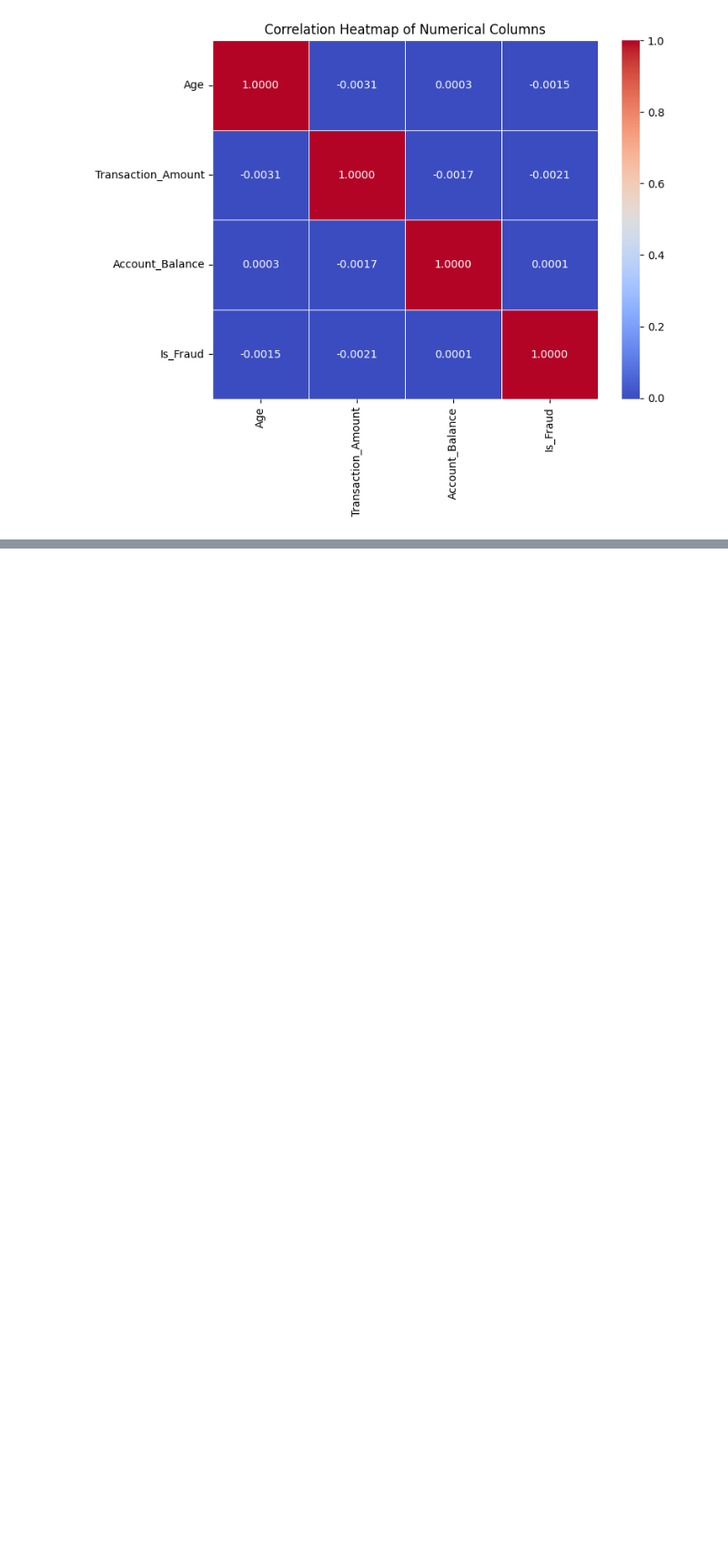
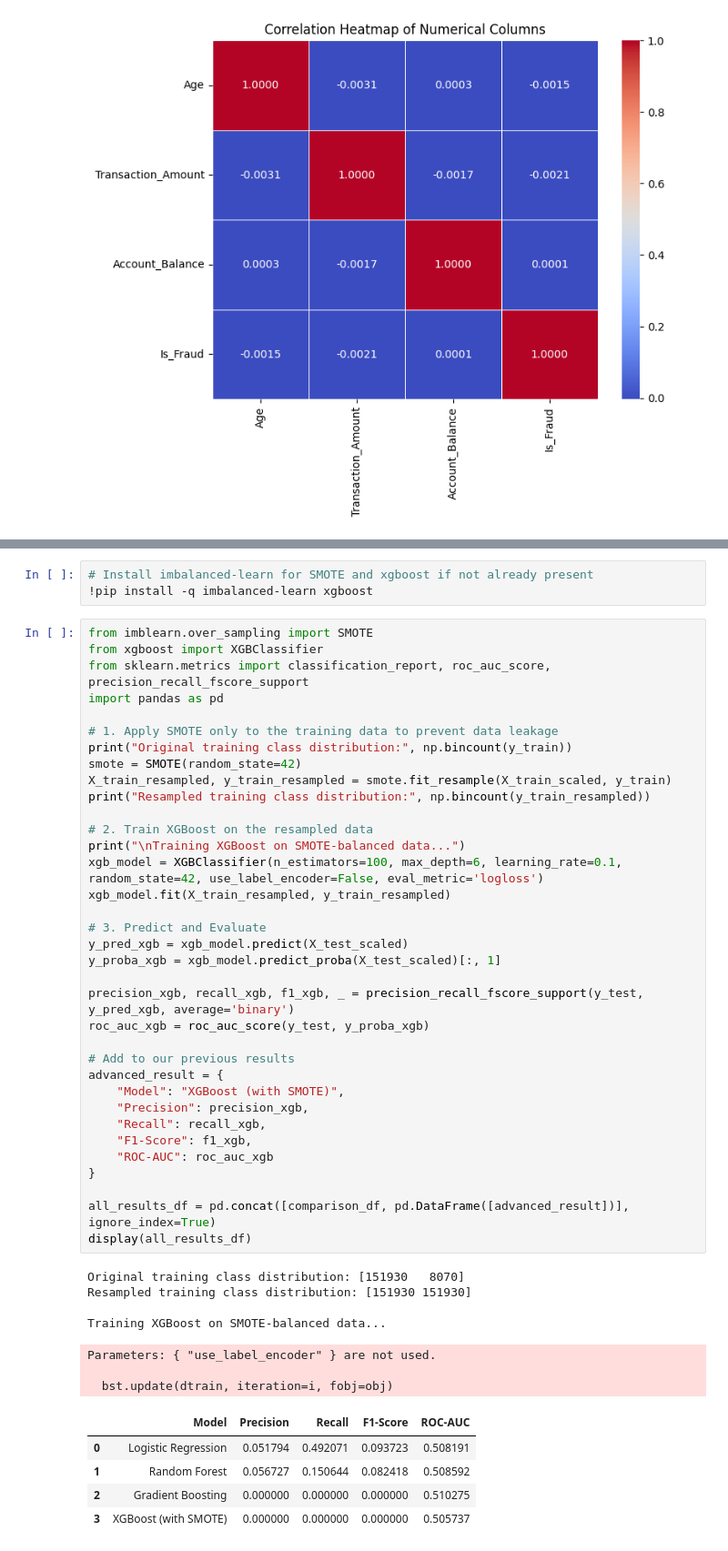
Before and after one commit to HumphreyChimanya/Bank_Transactions_Fraud_Detection_Notebook, a Jupyter notebook: BankTransactionsFraudDetection.ipynb, the cells around one changed output, grey strips where cells are left out. Shown at 91% size. Cells and saved outputs as stored; diff of their text form; blank space fills up the shorter version.

```diff
--- a/BankTransactionsFraudDetection.ipynb
+++ b/BankTransactionsFraudDetection.ipynb
@@ -77,0 +242,51 @@ plt.show()
+# %%
+# Install imbalanced-learn for SMOTE and xgboost if not already present
+!pip install -q imbalanced-learn xgboost
+# %%
+from imblearn.over_sampling import SMOTE
+from xgboost import XGBClassifier
+from sklearn.metrics import classification_report, roc_auc_score, precision_recall_fscore_support
+import pandas as pd
+
+# 1. Apply SMOTE only to the training data to prevent data leakage
+print("Original training class distribution:", np.bincount(y_train))
+smote = SMOTE(random_state=42)
+X_train_resampled, y_train_resampled = smote.fit_resample(X_train_scaled, y_train)
+print("Resampled training class distribution:", np.bincount(y_train_resampled))
+
+# 2. Train XGBoost on the resampled data
+print("\nTraining XGBoost on SMOTE-balanced data...")
+xgb_model = XGBClassifier(n_estimators=100, max_depth=6, learning_rate=0.1, random_state=42, use_label_encoder=False, eval_metric='logloss')
+xgb_model.fit(X_train_resampled, y_train_resampled)
+
+# 3. Predict and Evaluate
+y_pred_xgb = xgb_model.predict(X_test_scaled)
+y_proba_xgb = xgb_model.predict_proba(X_test_scaled)[:, 1]
+
+precision_xgb, recall_xgb, f1_xgb, _ = precision_recall_fscore_support(y_test, y_pred_xgb, average='binary')
+roc_auc_xgb = roc_auc_score(y_test, y_proba_xgb)
+
+# Add to our previous results
+advanced_result = {
+    "Model": "XGBoost (with SMOTE)",
+    "Precision": precision_xgb,
+    "Recall": recall_xgb,
+    "F1-Score": f1_xgb,
+    "ROC-AUC": roc_auc_xgb
+}
+
+all_results_df = pd.concat([comparison_df, pd.DataFrame([advanced_result])], ignore_index=True)
+display(all_results_df)
+# %% [output]
+Original training class distribution: [151930   8070]
+Resampled training class distribution: [151930 151930]
+
+Training XGBoost on SMOTE-balanced data...
+Parameters: { "use_label_encoder" } are not used.
+
+  bst.update(dtrain, iteration=i, fobj=obj)
+|  | Model | Precision | Recall | F1-Score | ROC-AUC |
+| 0 | Logistic Regression | 0.051794 | 0.492071 | 0.093723 | 0.508191 |
+| 1 | Random Forest | 0.056727 | 0.150644 | 0.082418 | 0.508592 |
+| 2 | Gradient Boosting | 0.000000 | 0.000000 | 0.000000 | 0.510275 |
+| 3 | XGBoost (with SMOTE) | 0.000000 | 0.000000 | 0.000000 | 0.505737 |
```
Also changed, not shown: parts of 8 cells of this notebook.
